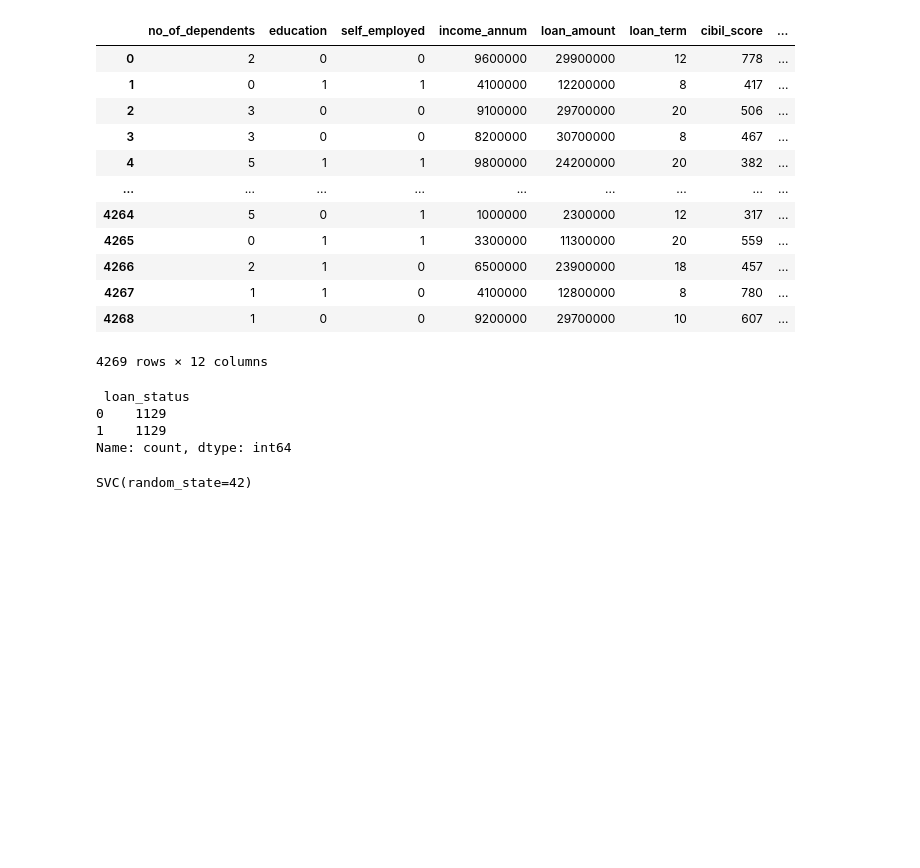
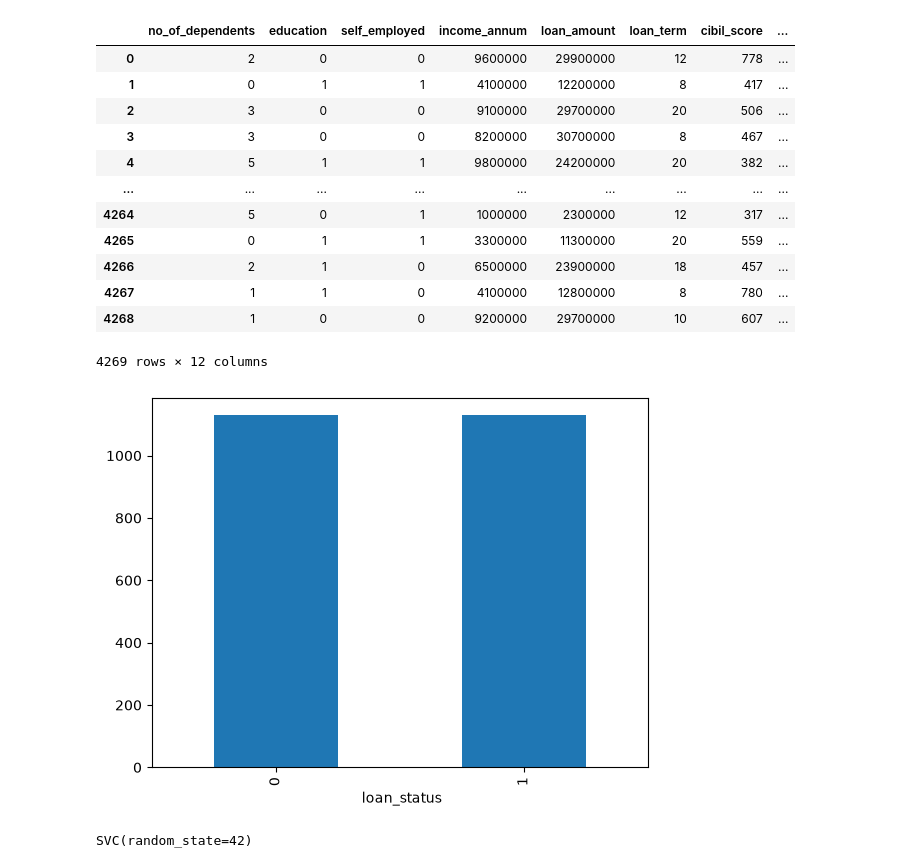
Before and after one commit to Anonymous6598/ML_projects, a Jupyter notebook: ML_projects(No datasets)/bank_acceptance_model_new.ipynb, the cells around one changed output. Drawn from its saved outputs; the diff is of its cells as text; code cells hidden in the pictures; blank space fills up the shorter version.

```diff
--- a/ML_projects(No datasets)/bank_acceptance_model_new.ipynb
+++ b/ML_projects(No datasets)/bank_acceptance_model_new.ipynb
@@ -121,12 +119,10 @@ X_test = pandas.DataFrame(scaler.transform(X_test), columns=X_test.columns, inde
 # %%
 X_train_resampled, Y_train_resampled = under_sampler.fit_resample(X_train, Y_train)
 # %%
-Y_train_resampled.value_counts()
+Y_train_resampled.value_counts().plot(kind="bar")
+matplotlib.pyplot.show()
 # %% [output]
- loan_status
-0    1129
-1    1129
-Name: count, dtype: int64
+[figure, added]
 # %%
 model = sklearn.svm.SVC(kernel="rbf", random_state=42, gamma="scale")
 model
```
Also changed, not shown: parts of 2 cells of this notebook.
